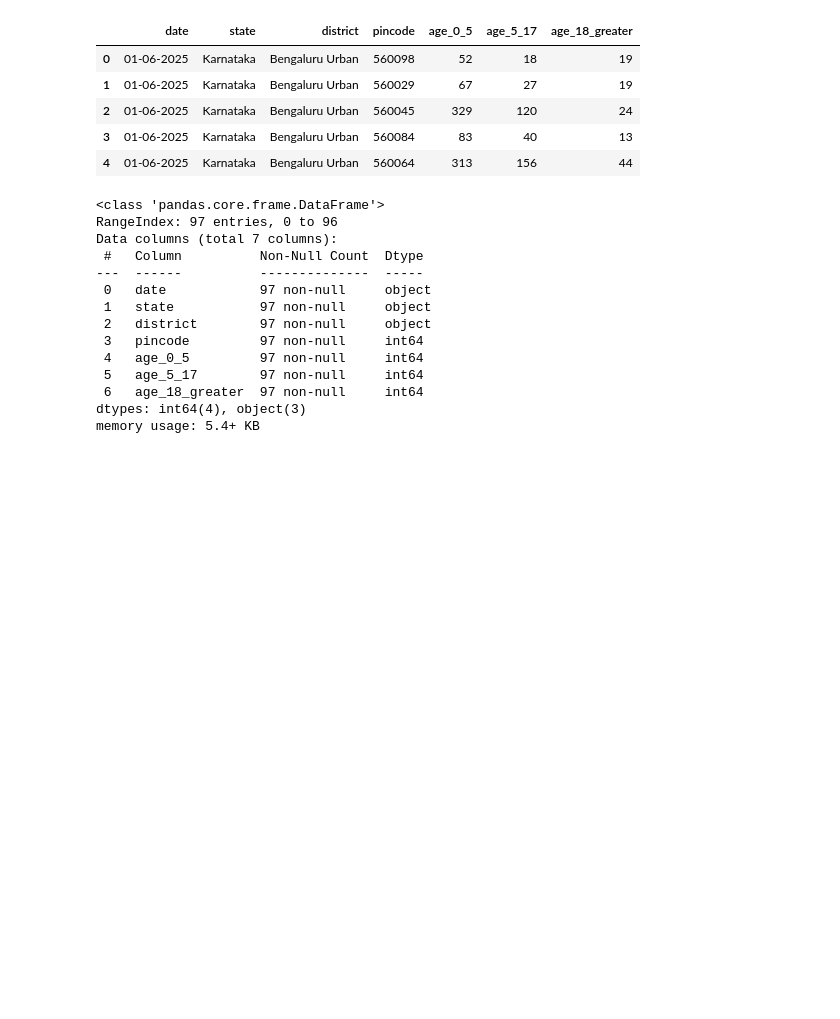
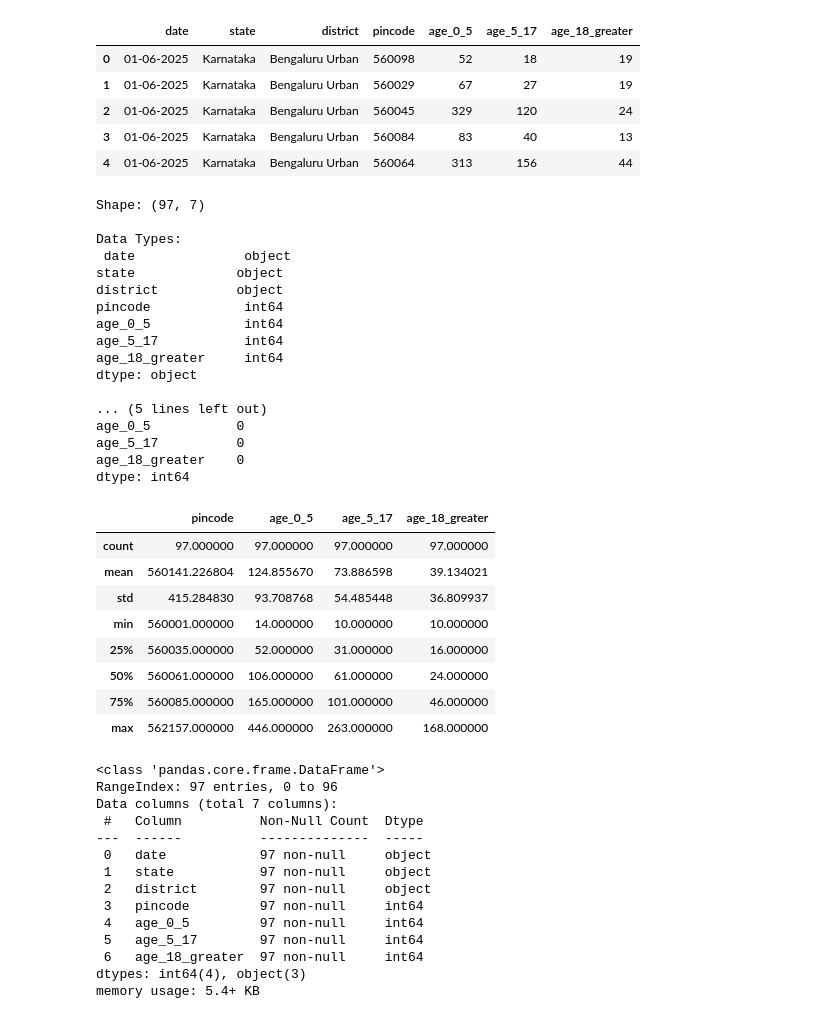
Before and after one commit to VinodhKumar-G/Aadhar-Enrollment-Anomaly-Detection, a Jupyter notebook: Notebook/Analysis.ipynb, the cells around one changed output. Saved outputs shown, nothing was run; the diff lists cells and outputs as text; code cells hidden in the pictures; blank space fills up the shorter version.

```diff
--- a/Notebook/Analysis.ipynb
+++ b/Notebook/Analysis.ipynb
@@ -20,6 +20,39 @@ df.head()
 | 2 | 01-06-2025 | Karnataka | Bengaluru Urban | 560045 | 329 | 120 | 24 |
 | 3 | 01-06-2025 | Karnataka | Bengaluru Urban | 560084 | 83 | 40 | 13 |
 | 4 | 01-06-2025 | Karnataka | Bengaluru Urban | 560064 | 313 | 156 | 44 |
+# %%
+# Data Summary
+print("Shape:", df.shape)
+print("\nData Types:\n", df.dtypes)
+print("\nMissing Values:\n", df.isnull().sum())
+df.describe()
+# %% [output]
+Shape: (97, 7)
+
+Data Types:
+ date              object
+state             object
+district          object
+pincode            int64
+age_0_5            int64
+age_5_17           int64
+age_18_greater     int64
+dtype: object
+
+... (5 lines left out)
+age_0_5           0
+age_5_17          0
+age_18_greater    0
+dtype: int64
+|  | pincode | age_0_5 | age_5_17 | age_18_greater |
+| count | 97.000000 | 97.000000 | 97.000000 | 97.000000 |
+| mean | 560141.226804 | 124.855670 | 73.886598 | 39.134021 |
+| std | 415.284830 | 93.708768 | 54.485448 | 36.809937 |
+| min | 560001.000000 | 14.000000 | 10.000000 | 10.000000 |
+| 25% | 560035.000000 | 52.000000 | 31.000000 | 16.000000 |
+| 50% | 560061.000000 | 106.000000 | 61.000000 | 24.000000 |
+| 75% | 560085.000000 | 165.000000 | 101.000000 | 46.000000 |
+| max | 562157.000000 | 446.000000 | 263.000000 | 168.000000 |
 # %%
 df.info()
 # %% [output]
```
Also changed, not shown: parts of 1 cell of this notebook, 5 other files.
